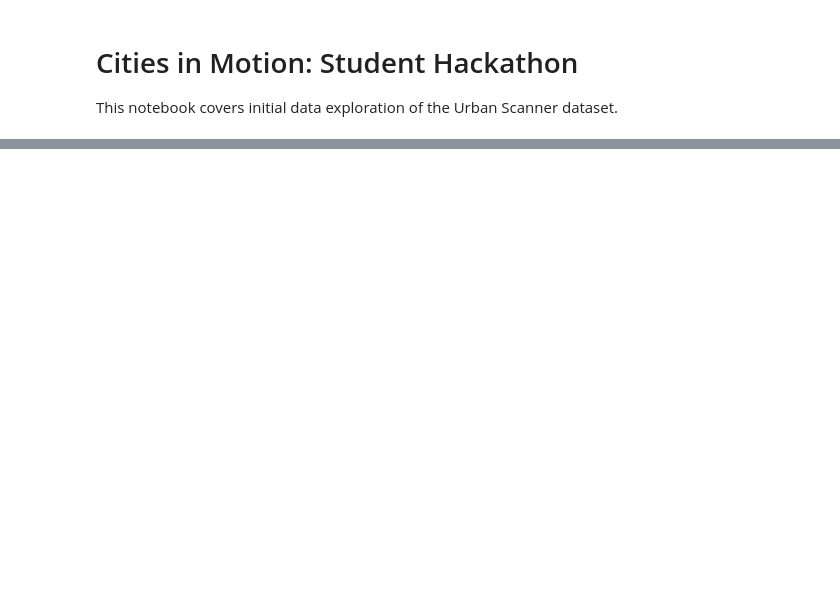
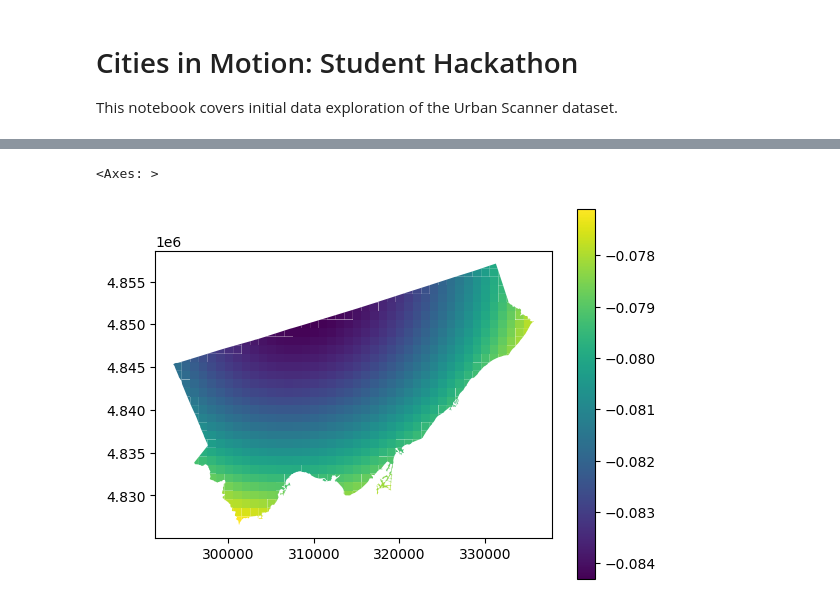
Before and after one commit to isalva2/CIM_UrbanScanner, a Jupyter notebook: notebooks/isaac_working.ipynb, the cells around one changed output, grey strips where cells are left out. Drawn from its saved outputs; the diff is of its cells as text; code cells hidden in the pictures; blank space fills up the shorter version.

```diff
--- a/notebooks/isaac_working.ipynb
+++ b/notebooks/isaac_working.ipynb
@@ -152,5 +125,5 @@ test_array = np.column_stack((xy_repeated, hour_tiled))
 # %%
-loader = load_loader(n_colloc=20000).prepare_data().preprocess()
+loader = load_loader(n_colloc=N_COLLOC).prepare_data().preprocess()
 
 # === Scale and convert ===
 xyt_scaled = loader.scaler_xyt.transform(test_array)
@@ -160,5 +133,10 @@ xyt = torch.tensor(xyt_scaled, dtype=torch.float32, device=loader.device)
 
 with torch.no_grad():
     D_pred, u_pred, v_pred = model.predict_fields(xyt)
+
+Duv_pred_scaled = torch.hstack((D_pred, u_pred, v_pred))
+Duv_pred = loader.inverse_scale_predictions(Duv_pred_scaled)
+
+Duv_pred
 # %% [output]
 === Pollution Data Summary ===
@@ -185,0 +167,22 @@ loader.device
+# %%
+N_cells = len(base)
+N_hours = len(hours)
+
+# Duv_pred is (N_cells * N_hours, 3)
+Duv_pred_reshaped = Duv_pred.reshape(N_cells, N_hours, 3)
+
+Duv_pred_reshaped = np.transpose(Duv_pred_reshaped, (1, 0, 2))
+
+# Split into separate variables if you want
+D_all = Duv_pred_reshaped[:, :, 0]  # shape (N_hours, N_cells)
+u_all = Duv_pred_reshaped[:, :, 1]
+v_all = Duv_pred_reshaped[:, :, 2]
+
+time_slices = []
+for i, hour in enumerate(hours):
+    gdf_slice = base_map.copy()
+    gdf_slice["hour"] = hour
+    gdf_slice["NO2_pred"] = D_all[i]
+    gdf_slice["wind_x_pred"] = u_all[i]
+    gdf_slice["wind_y_pred"] = v_all[i]
+    time_slices.append(gdf_slice)
@@ -185,0 +412,5 @@ loader.device
+# %%
+time_slices[10].plot(column="NO2_pred", legend=True)
+# %% [output]
+<Axes: >
+[figure, added]
```
Also changed, not shown: parts of 17 cells of this notebook, 4 other files.
